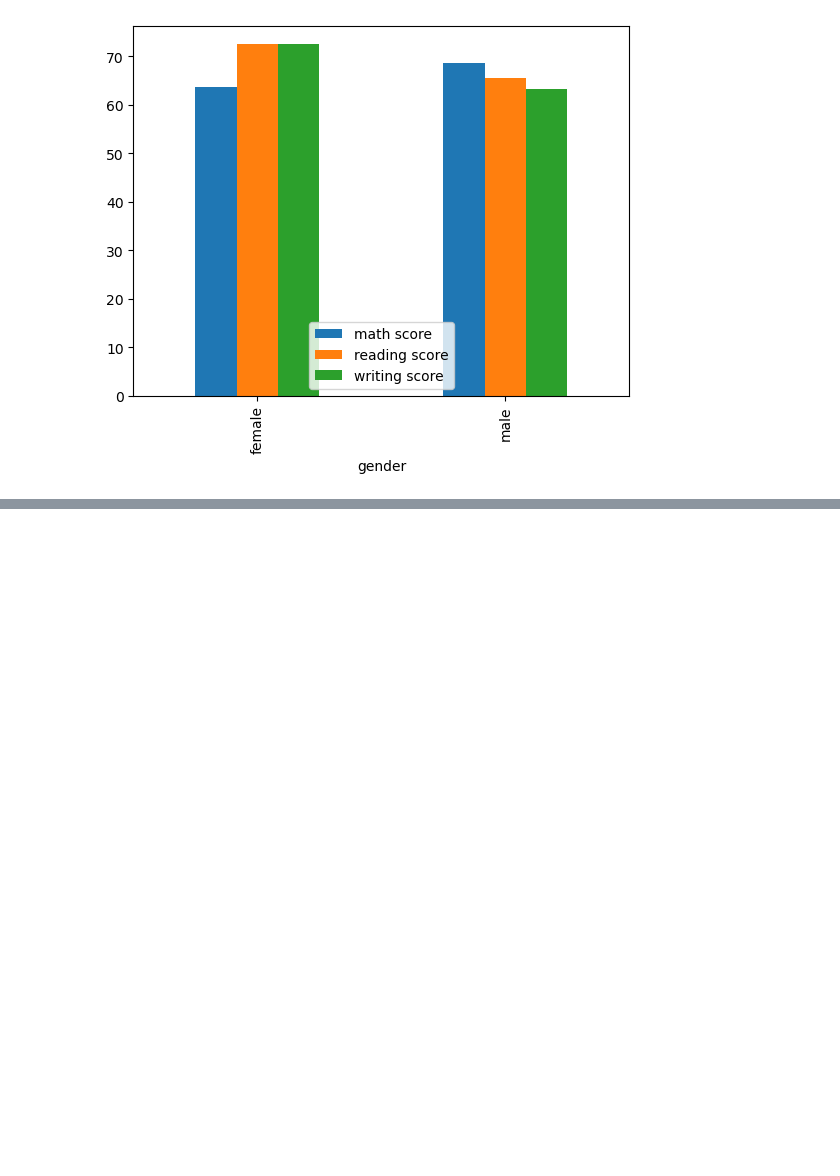
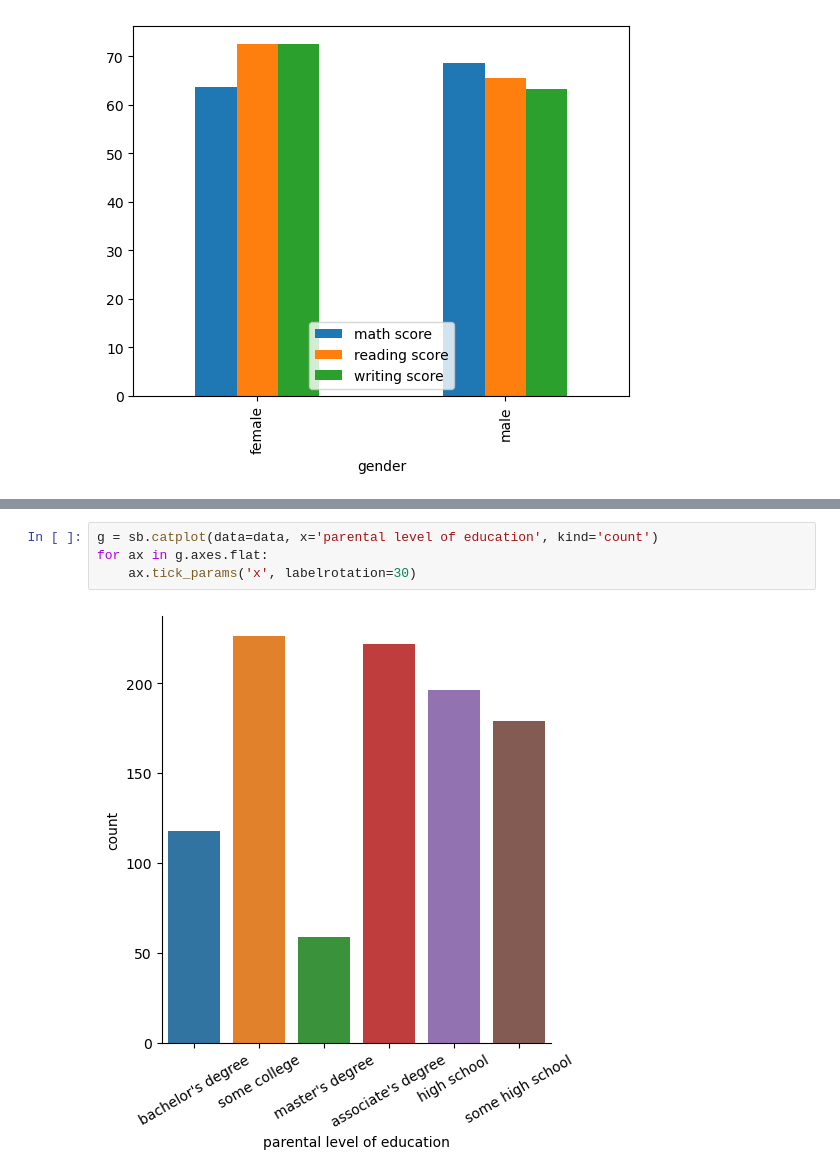
Before and after one commit to Firedreyke/CIS410_Homework4, a Jupyter notebook: HW4_Exams.ipynb, the cells around one changed output, grey strips where cells are left out. Drawn from its saved outputs; the diff is of its cells as text; blank space fills up the shorter version.

```diff
--- a/HW4_Exams.ipynb
+++ b/HW4_Exams.ipynb
@@ -129,0 +135,6 @@ data.groupby('gender').mean(['math score', 'reading score', 'writing score']).pl
+# %%
+g = sb.catplot(data=data, x='parental level of education', kind='count')
+for ax in g.axes.flat:
+    ax.tick_params('x', labelrotation=30)
+# %% [output]
+[figure, added]
```
Also changed, not shown: parts of 4 cells of this notebook.
